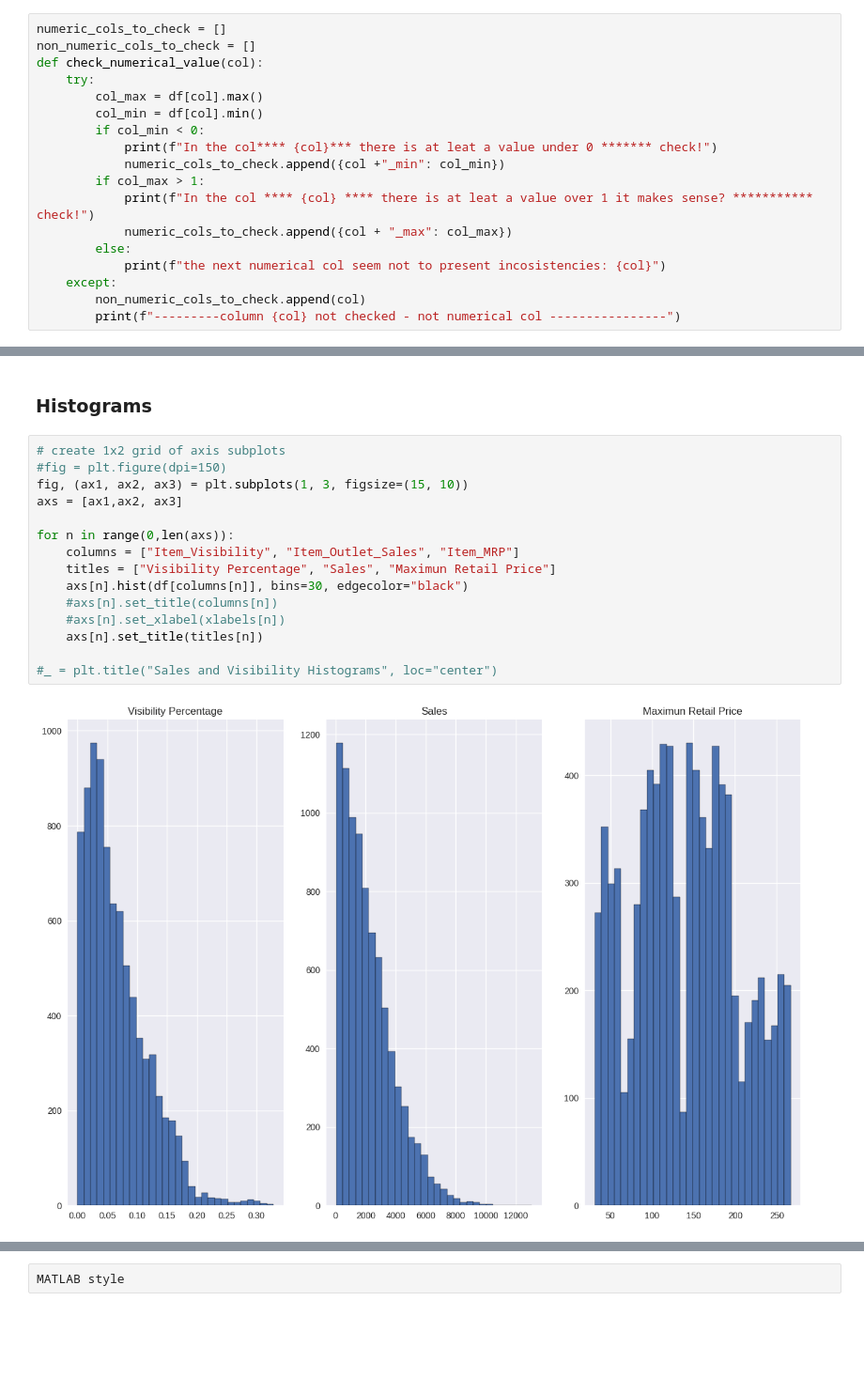
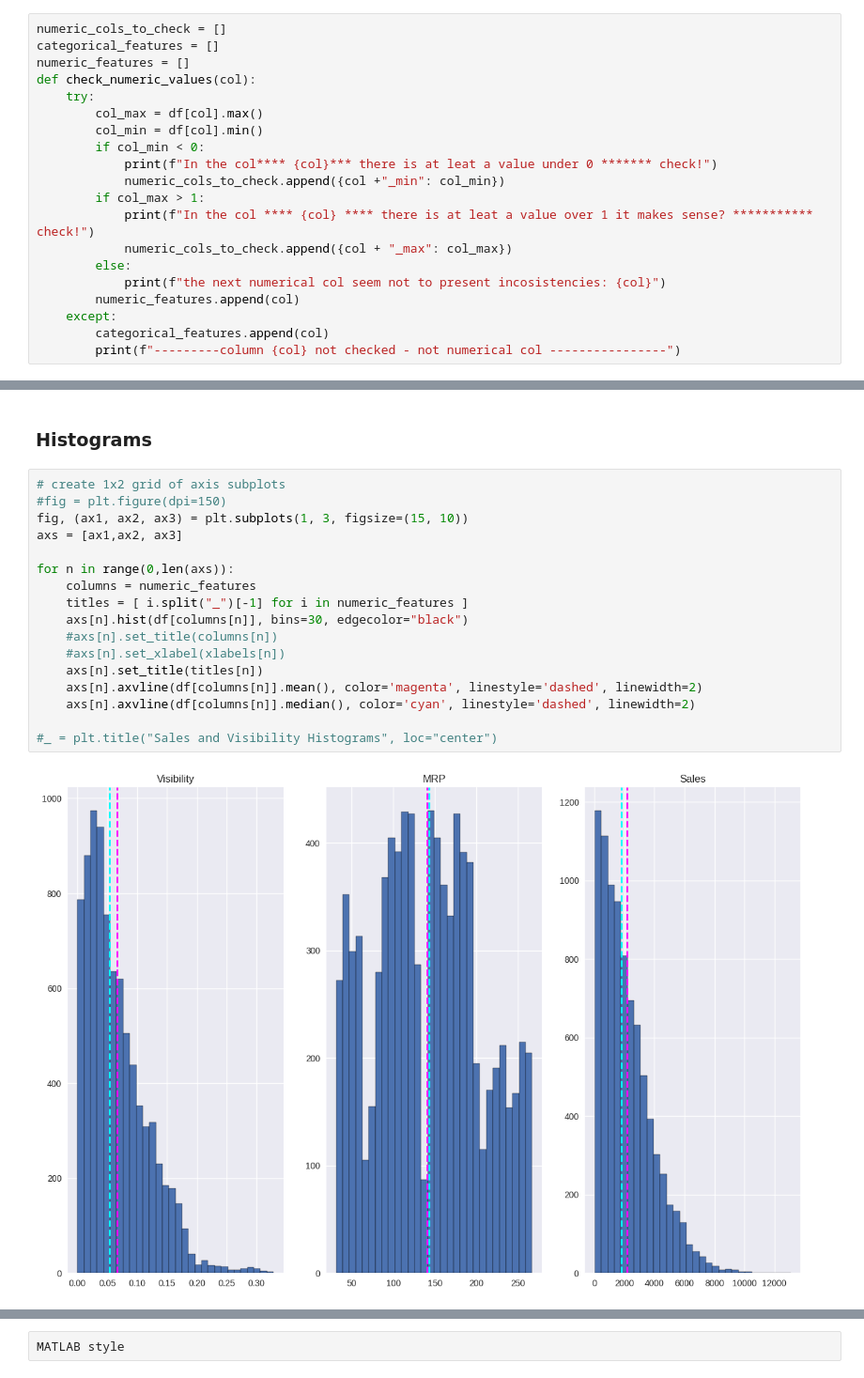
Before and after one commit to YeisonAndreyLiCe/food_sales_prediction, a Jupyter notebook: food_sales_forecast.ipynb, the cells around one changed output, grey strips where cells are left out. Shown at 94% size. Saved outputs shown, nothing was run; the diff lists cells and outputs as text; blank space fills up the shorter version.

```diff
--- a/food_sales_forecast.ipynb
+++ b/food_sales_forecast.ipynb
@@ -159,7 +158,8 @@ Let's create a function to check the numerical columns
 # %%
 numeric_cols_to_check = []
-non_numeric_cols_to_check = []
-def check_numerical_value(col):
+categorical_features = []
+numeric_features = []
+def check_numeric_values(col):
     try:
         col_max = df[col].max()
         col_min = df[col].min()
@@ -171,8 +171,9 @@ def check_numerical_value(col):
             numeric_cols_to_check.append({col + "_max": col_max})
         else:
             print(f"the next numerical col seem not to present incosistencies: {col}")
+        numeric_features.append(col)
     except:
-        non_numeric_cols_to_check.append(col)
+        categorical_features.append(col)
         print(f"---------column {col} not checked - not numerical col ----------------")
 # %%
 for colum in list(df.columns):
@@ -336,19 +371,21 @@ In order to visualize the data, the following graphs were created:
 # %%
 # create 1x2 grid of axis subplots
 #fig = plt.figure(dpi=150)
 fig, (ax1, ax2, ax3) = plt.subplots(1, 3, figsize=(15, 10))
 axs = [ax1,ax2, ax3]
 
 for n in range(0,len(axs)):
-    columns = ["Item_Visibility", "Item_Outlet_Sales", "Item_MRP"]
-    titles = ["Visibility Percentage", "Sales", "Maximun Retail Price"]
+    columns = numeric_features
+    titles = [ i.split("_")[-1] for i in numeric_features ]
     axs[n].hist(df[columns[n]], bins=30, edgecolor="black")
     #axs[n].set_title(columns[n])
     #axs[n].set_xlabel(xlabels[n])
     axs[n].set_title(titles[n])
+    axs[n].axvline(df[columns[n]].mean(), color='magenta', linestyle='dashed', linewidth=2)
+    axs[n].axvline(df[columns[n]].median(), color='cyan', linestyle='dashed', linewidth=2)
 
 #_ = plt.title("Sales and Visibility Histograms", loc="center")
 # %% [output]
-[figure, old version]
+[figure, new version]
 # %% [markdown]
 Observations:
```
Also changed, not shown: parts of 26 cells of this notebook.
